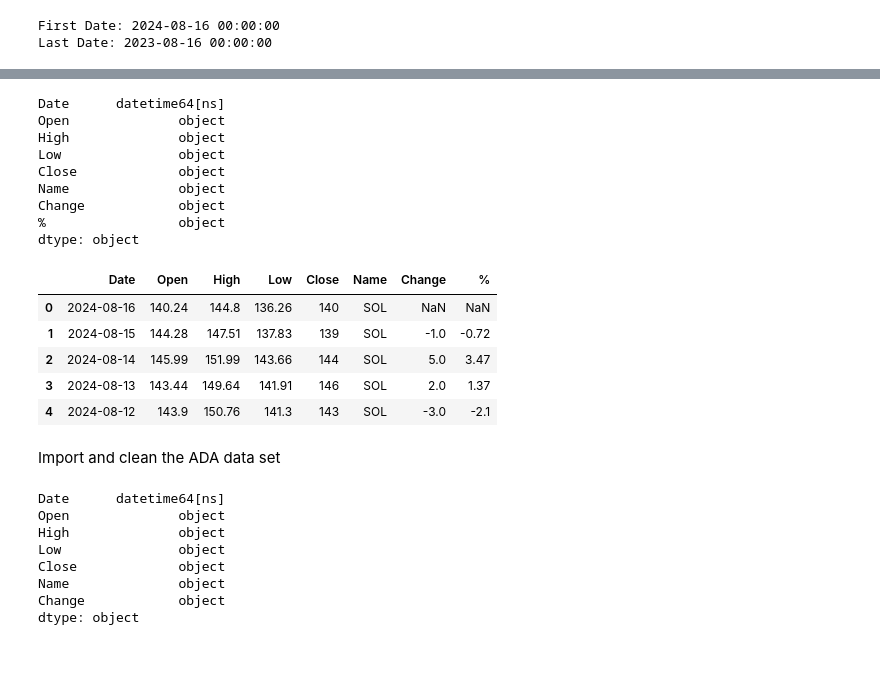
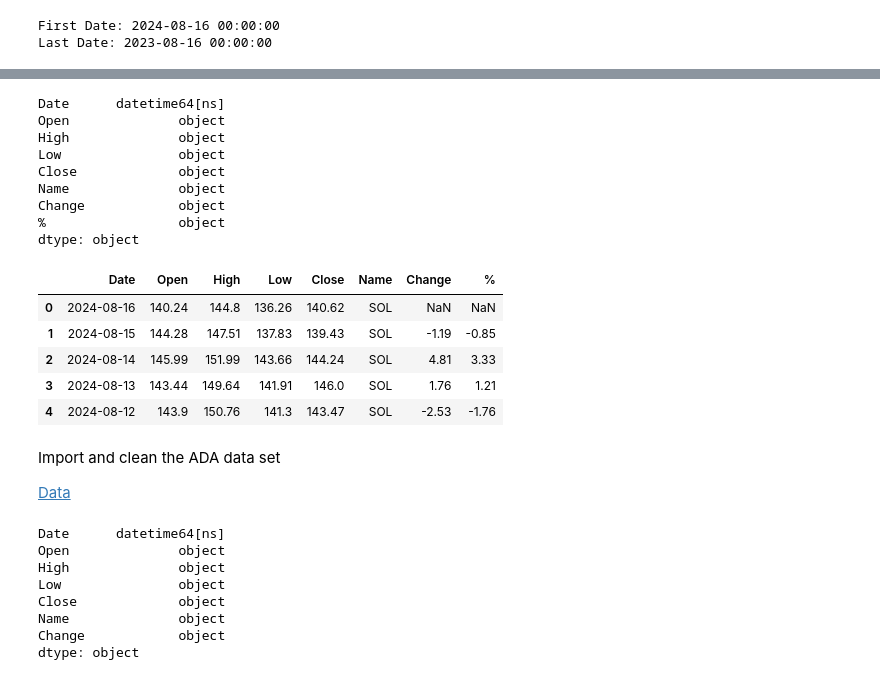
Before and after one commit to CVanchieri/CryptoAPIs, a Jupyter notebook: Notebooks/Data/CompiledCryptoDataSet.ipynb, the cells around one changed output, grey strips where cells are left out. Saved outputs shown, nothing was run; the diff lists cells and outputs as text; code cells hidden in the pictures.

```diff
--- a/Notebooks/Data/MarketWatchDataset.ipynb
+++ b/Notebooks/Data/CompiledCryptoDataSet.ipynb
@@ -136,39 +173,40 @@ Import and clean the SOL data set
 # %%
 # import and clean the SOL data frame
 
 df_sol = pd.read_csv('/content/SOLUSD.csv') # read in SOL data
 
 df_sol['Name'] = 'SOL' # set the name
 df_sol['Close'] = df_sol['Close'].astype(str).str.replace(',', '').astype(float) # convert to float
-df_sol['Close'] = df_sol['Close'].astype(int) # convert to int
 df_sol['Change'] = df_sol['Close'].diff() # find the difference
 df_sol[['Open', 'High', 'Low', 'Close']] = df_sol[['Open', 'High', 'Low', 'Close']].astype(object) #change to objects\
 df_sol['%'] = (df_sol['Change'] / df_sol['Close']) * 100 # calculate the % change
 df_sol['%'] = pd.to_numeric(df_sol['%'], errors='coerce')  # convert to numeric, replace non-numeric with NaN
 df_sol['%'] = df_sol['%'].round(2) # round to 2 decimals
 df_sol['Change'] = df_sol['Change'].astype(object) # convert to object
 df_sol['%'] = df_sol['%'].astype(object) # convert to object
 df_sol['Date'] = pd.to_datetime(df_sol['Date']) # convert to datetime
 print(df_sol.dtypes) # show data types
 df_sol.head()
 # %% [output]
 Date      datetime64[ns]
 Open              object
 High              object
 Low               object
 Close             object
 Name              object
 Change            object
 %                 object
 dtype: object
 |  | Date | Open | High | Low | Close | Name | Change | % |
-| 0 | 2024-08-16 | 140.24 | 144.8 | 136.26 | 140 | SOL | NaN | NaN |
-| 1 | 2024-08-15 | 144.28 | 147.51 | 137.83 | 139 | SOL | -1.0 | -0.72 |
-| 2 | 2024-08-14 | 145.99 | 151.99 | 143.66 | 144 | SOL | 5.0 | 3.47 |
-| 3 | 2024-08-13 | 143.44 | 149.64 | 141.91 | 146 | SOL | 2.0 | 1.37 |
-| 4 | 2024-08-12 | 143.9 | 150.76 | 141.3 | 143 | SOL | -3.0 | -2.1 |
+| 0 | 2024-08-16 | 140.24 | 144.8 | 136.26 | 140.62 | SOL | NaN | NaN |
+| 1 | 2024-08-15 | 144.28 | 147.51 | 137.83 | 139.43 | SOL | -1.19 | -0.85 |
+| 2 | 2024-08-14 | 145.99 | 151.99 | 143.66 | 144.24 | SOL | 4.81 | 3.33 |
+| 3 | 2024-08-13 | 143.44 | 149.64 | 141.91 | 146.0 | SOL | 1.76 | 1.21 |
+| 4 | 2024-08-12 | 143.9 | 150.76 | 141.3 | 143.47 | SOL | -2.53 | -1.76 |
 # %% [markdown]
 Import and clean the ADA data set
+
+[Data](https://www.marketwatch.com/investing/cryptocurrency)
 # %%
 # import and clean the ADA data frame
 
```
Also changed, not shown: parts of 13 cells of this notebook, 14 other files.
